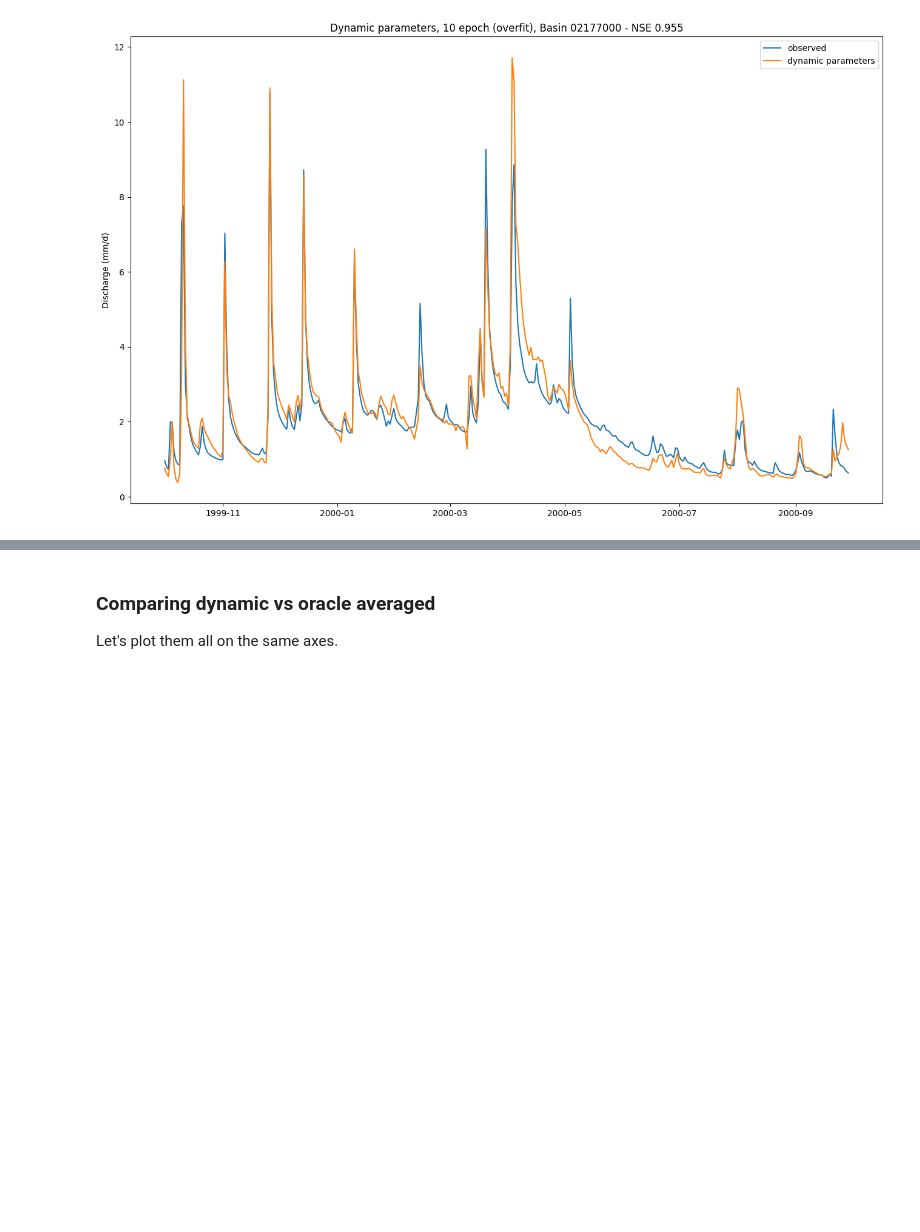
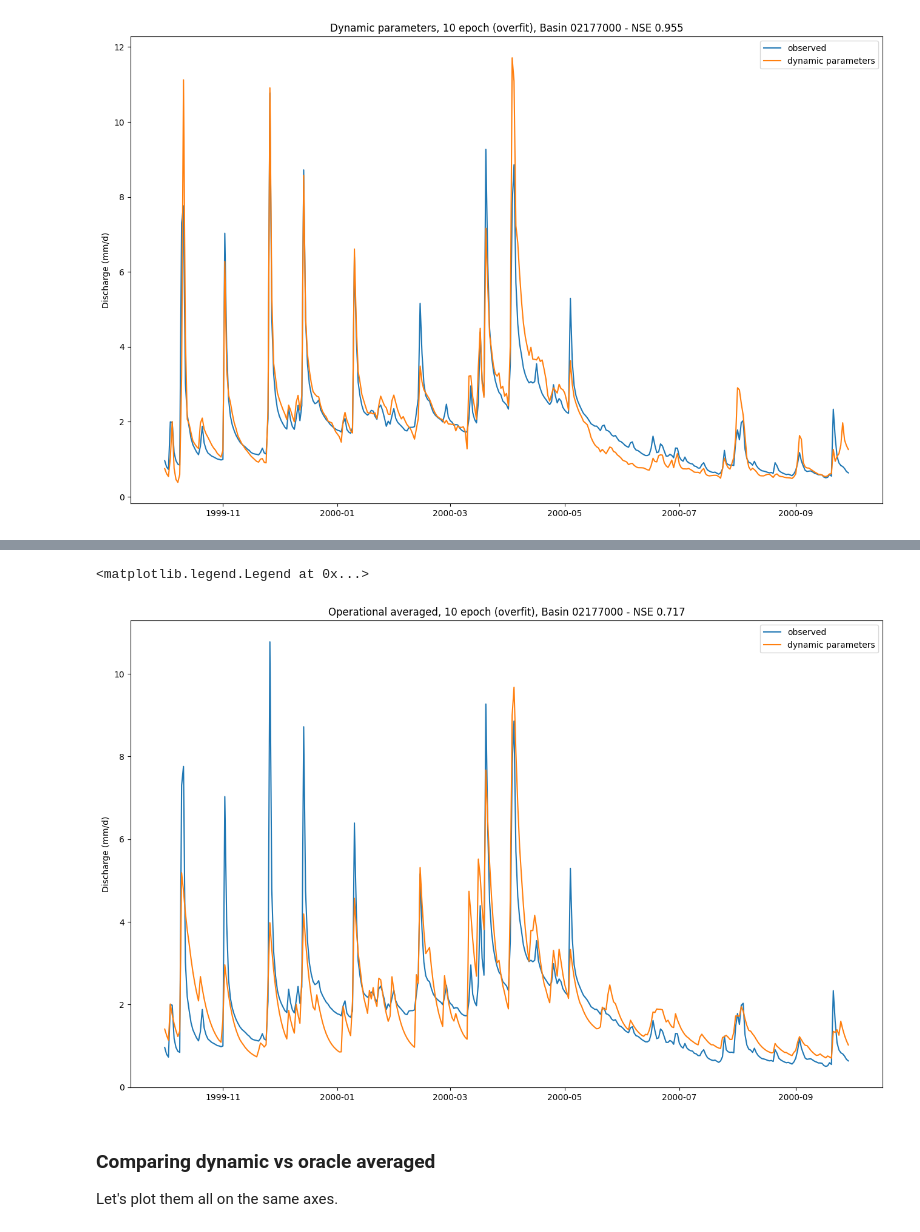
Before and after one commit to mines-ciroh/neuralhydrology-dcfe, a Jupyter notebook: examples/08-SHM/shm_training.ipynb, the cells around one changed output, grey strips where cells are left out. Cells and saved outputs as stored; diff of their text form; code cells hidden in the pictures; blank space fills up the shorter version.

Commit message:
Got SHM operational mode averaging working

```diff
--- a/examples/08-SHM/shm_training.ipynb
+++ b/examples/08-SHM/shm_training.ipynb
@@ -100,4 +100,4 @@ Metrics for 1D are calculated over last 1 elements only. Ignoring 364 prediction
 # %%
-run_dir = Path("runs/test_SHM_1401_212217")
+run_dir = Path("runs/test_SHM_1601_132217")
 eval_run(run_dir=run_dir, period="test")
 # %% [output]
@@ -137,0 +161,3 @@ ax.legend()
+# %%
+run_dir = Path("runs/test_SHM_1601_132548")
+eval_run(run_dir=run_dir, period="test")
@@ -138,3 +169,33 @@ ax.legend()
+# %%
+with open(run_dir / "test" / "model_epoch010" / "test_results.p", "rb") as fp:
+    results = pickle.load(fp)
+
+# Extract a data slice of observations and simulations
+results_xr = results["02177000"]['1D']['xr'].sel(date=slice("10-1999", None))
+
+# Get the scalar data and the 1D array of time_step values
+date_scalar = results_xr.coords['date'][0].values
+time_step_values = results_xr.coords['time_step'].values
+
+# Broadcast the scalar date across time_step and add the timedelta
+datetime_values = date_scalar + pd.to_timedelta(time_step_values, unit='D')
+
+# Add the datetime as a new coordinate to Result_xr
+results_xr = results_xr.assign_coords(datetime=("time_step", datetime_values))
+
+qobs = results_xr['QObs(mm/d)_obs']
+qsim_operational = results_xr['QObs(mm/d)_sim']
+
+# extract observations and simulations
+fig, ax = plt.subplots(figsize=(16,10))
+ax.plot(qobs['datetime'], qobs[0],label='observed')
+ax.plot(qsim_operational['datetime'], qsim_operational[0],label='dynamic parameters')
+ax.set_ylabel("Discharge (mm/d)")
+ax.set_title(f"Operational averaged, 10 epoch (overfit), Basin 02177000 - NSE {results['02177000']['1D']['NSE']:.3f}")
+ax.legend()
+# %% [output]
+<matplotlib.legend.Legend at 0x...>
+[figure, added]
 # %% [markdown]
 ### Comparing dynamic vs oracle averaged
 Let's plot them all on the same axes.
```
Also changed, not shown: parts of 9 cells of this notebook, 2 other files.
